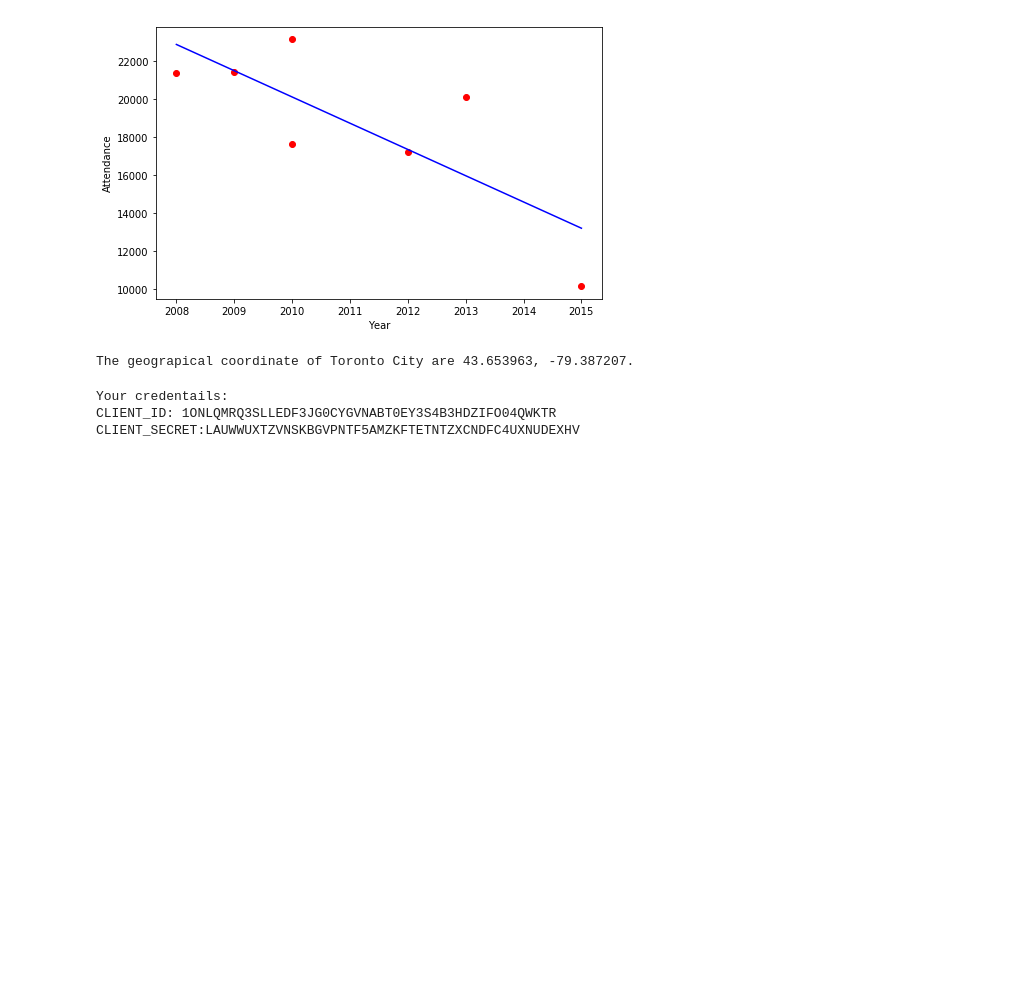
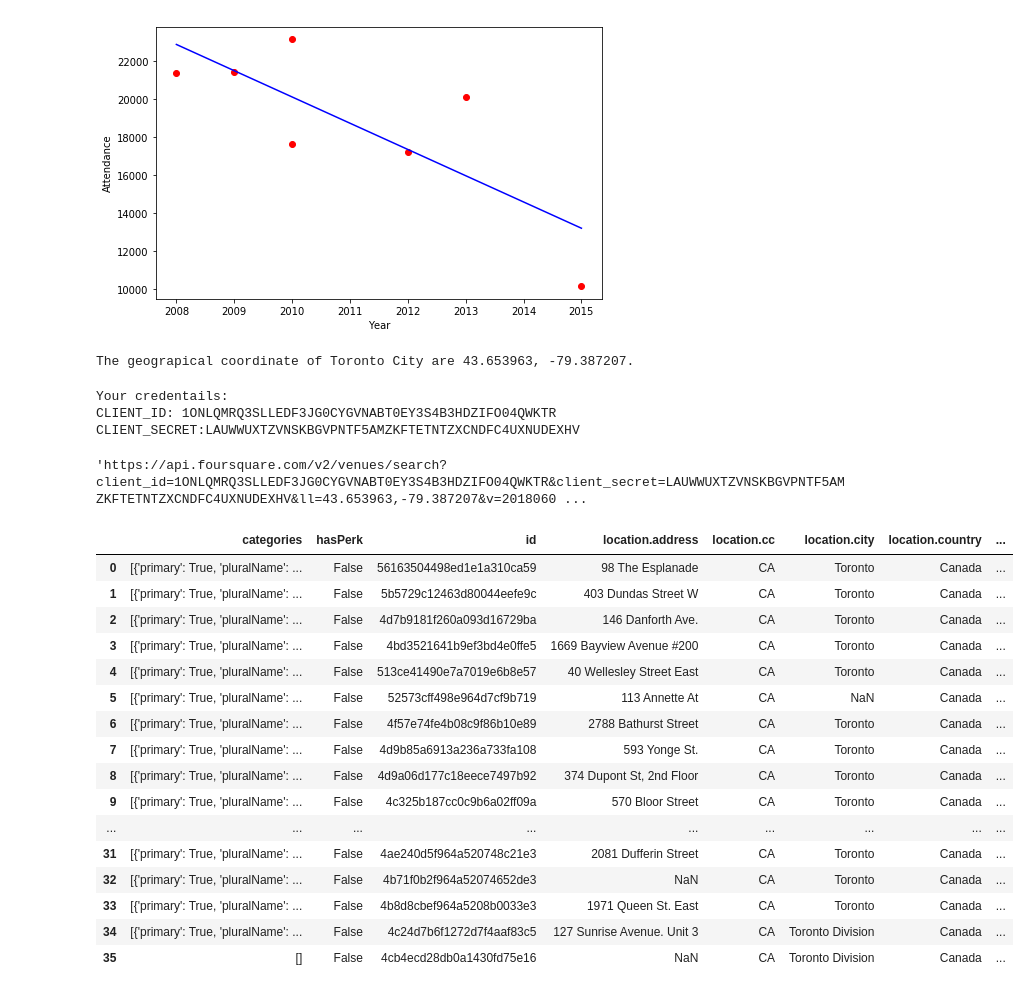
Before and after one commit to ZhichenSong/Coursera-Capstone, a Jupyter notebook: The Battle of Neighborhoods.ipynb, the cells around one changed output. Cells and saved outputs as stored; diff of their text form; code cells hidden in the pictures; blank space fills up the shorter version.

```diff
--- a/The Battle of Neighborhoods.ipynb
+++ b/The Battle of Neighborhoods.ipynb
@@ -311,3 +308,10 @@ print('CLIENT_SECRET:' + CLIENT_SECRET)
 Your credentails:
 CLIENT_ID: 1ONLQMRQ3SLLEDF3JG0CYGVNABT0EY3S4B3HDZIFO04QWKTR
 CLIENT_SECRET:LAUWWUXTZVNSKBGVPNTF5AMZKFTETNTZXCNDFC4UXNUDEXHV
+# %%
+search_query = 'Martial Arts MMA'
+radius = 10000
+url = 'https://api.foursquare.com/v2/venues/search?client_id={}&client_secret={}&ll={},{}&v={}&query={}&radius={}&limit={}'.format(CLIENT_ID, CLIENT_SECRET, latitude, longitude, VERSION, search_query, radius, LIMIT)
+url
+# %% [output]
+'https://api.foursquare.com/v2/venues/search?client_id=1ONLQMRQ3SLLEDF3JG0CYGVNABT0EY3S4B3HDZIFO04QWKTR&client_secret=LAUWWUXTZVNSKBGVPNTF5AMZKFTETNTZXCNDFC4UXNUDEXHV&ll=43.653963,-79.387207&v=2018060 ...
@@ -313,0 +320,24 @@ CLIENT_SECRET:LAUWWUXTZVNSKBGVPNTF5AMZKFTETNTZXCNDFC4UXNUDEXHV
+# %%
+venues = results['response']['venues']
+
+# tranform venues into a dataframe
+dataframe = json_normalize(venues)
+dataframe
+# %% [output]
+|  | categories | hasPerk | id | location.address | location.cc | location.city | location.country | ... |
+| 0 | [{'primary': True, 'pluralName': ... | False | 56163504498ed1e1a310ca59 | 98 The Esplanade | CA | Toronto | Canada | ... |
+| 1 | [{'primary': True, 'pluralName': ... | False | 5b5729c12463d80044eefe9c | 403 Dundas Street W | CA | Toronto | Canada | ... |
+| 2 | [{'primary': True, 'pluralName': ... | False | 4d7b9181f260a093d16729ba | 146 Danforth Ave. | CA | Toronto | Canada | ... |
+| 3 | [{'primary': True, 'pluralName': ... | False | 4bd3521641b9ef3bd4e0ffe5 | 1669 Bayview Avenue #200 | CA | Toronto | Canada | ... |
+| 4 | [{'primary': True, 'pluralName': ... | False | 513ce41490e7a7019e6b8e57 | 40 Wellesley Street East | CA | Toronto | Canada | ... |
+| 5 | [{'primary': True, 'pluralName': ... | False | 52573cff498e964d7cf9b719 | 113 Annette At | CA | NaN | Canada | ... |
+| 6 | [{'primary': True, 'pluralName': ... | False | 4f57e74fe4b08c9f86b10e89 | 2788 Bathurst Street | CA | Toronto | Canada | ... |
+| 7 | [{'primary': True, 'pluralName': ... | False | 4d9b85a6913a236a733fa108 | 593 Yonge St. | CA | Toronto | Canada | ... |
+| 8 | [{'primary': True, 'pluralName': ... | False | 4d9a06d177c18eece7497b92 | 374 Dupont St, 2nd Floor | CA | Toronto | Canada | ... |
+| 9 | [{'primary': True, 'pluralName': ... | False | 4c325b187cc0c9b6a02ff09a | 570 Bloor Street | CA | Toronto | Canada | ... |
+| ... | ... | ... | ... | ... | ... | ... | ... | ... |
+| 31 | [{'primary': True, 'pluralName': ... | False | 4ae240d5f964a520748c21e3 | 2081 Dufferin Street | CA | Toronto | Canada | ... |
+| 32 | [{'primary': True, 'pluralName': ... | False | 4b71f0b2f964a52074652de3 | NaN | CA | Toronto | Canada | ... |
+| 33 | [{'primary': True, 'pluralName': ... | False | 4b8d8cbef964a5208b0033e3 | 1971 Queen St. East | CA | Toronto | Canada | ... |
+| 34 | [{'primary': True, 'pluralName': ... | False | 4c24d7b6f1272d7f4aaf83c5 | 127 Sunrise Avenue. Unit 3 | CA | Toronto Division | Canada | ... |
+| 35 | [] | False | 4cb4ecd28db0a1430fd75e16 | NaN | CA | Toronto Division | Canada | ... |
```
Also changed, not shown: parts of 18 cells of this notebook.
